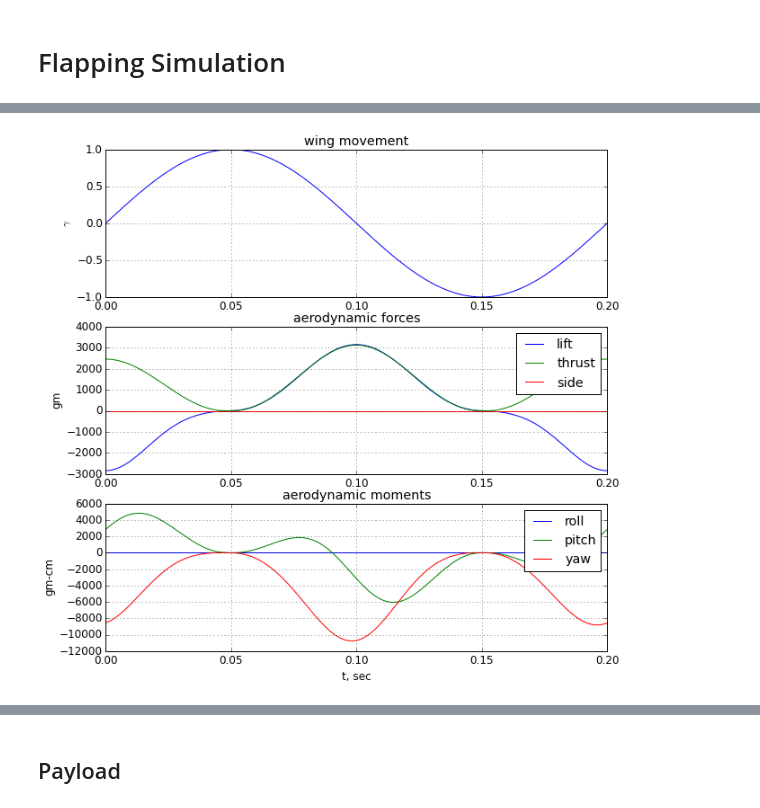
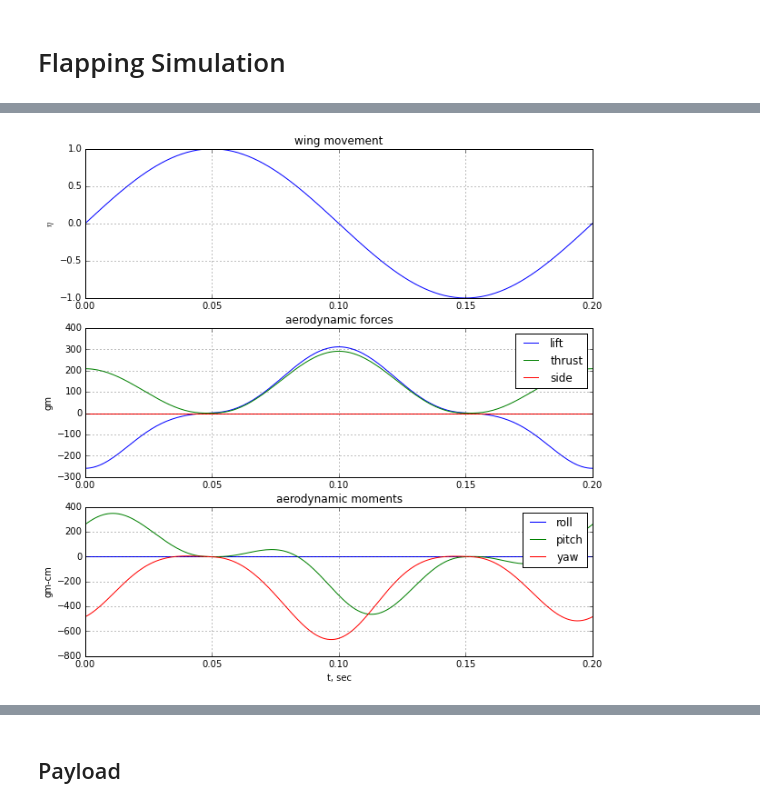
Before and after one commit to jgoppert/PX4-SIL, a Jupyter notebook: Blade Element Flapping.ipynb, the cells around one changed output, grey strips where cells are left out. Saved outputs shown, nothing was run; the diff lists cells and outputs as text; code cells hidden in the pictures.

```diff
--- a/Blade Element Flapping.ipynb
+++ b/Blade Element Flapping.ipynb
@@ -155,13 +154,13 @@ def calc_aero_forces(freq, F_A_b, M_A_b, const):
 # %%
-def plot_aero_force_moment(t, gamma, F_b, M_b):
+def plot_aero_force_moment(t, eta, F_b, M_b):
     """
     Plots aerodynamic force history.
     """
     plt.figure(figsize=(10,10))
     plt.subplot(311)
-    plt.plot(t, gamma)
+    plt.plot(t, eta)
     #plt.xlabel('t, sec')
-    plt.ylabel(r'$\gamma$')
+    plt.ylabel(r'$\eta$')
     plt.title('wing movement')
     plt.grid()
 
@@ -305,4 +189,0 @@ class AeroCoefficients(collections.namedtuple('AeroCoefficientsData',
-# %%
-plt.rcParams['lines.markersize']= 10
-plt.rcParams['font.size']= 12
-const = {'S': 0.35, 'c_bar': 0.3, 'x_ac': 0.1, 'rho': 1.225, 'span': 0.91}
@@ -419,17 +192,18 @@ glide_fit
+# %%
+s1_aero_fit = sympy_utils.load_repr(os.path.join('save', 's1_aero_fit.repr'))
 # %%
-v_tunnel = np.sqrt(tr_glide.dynamic_pressure_Pa*2/1.225).mean() # velocity of vehicle, m/s
 v = 1
 alpha = 20*np.pi/180 # angle of attack of vehcile
 freq = 5 # frequency of wing flap, Hz
-const.update(glide_fit)
-const['v_x'] =  v*np.cos(alpha)
-const['v_y'] =  0
-const['v_z'] =  v*np.sin(alpha)
-t_vect, gamma_vect, F_b, M_b = calc_aero_forces(freq, F_A_b, M_A_b, const)
+
+const = dict(s1_aero_fit['glide'])
+const.update({'span': 0.6, 'x_ac': 0.1, 'c_bar': 0.1, 'S': 1, 'rho': 1.225,
+              'v_x': v*np.cos(alpha), 'v_y': 0, 'v_z': v*np.sin(alpha)})
+t_vect, eta_vect, F_b, M_b = calc_aero_forces(freq, F_A_b, M_A_b, const)
 # %%
-plot_aero_force_moment(t_vect, gamma_vect, F_b, M_b)
+plot_aero_force_moment(t_vect, eta_vect, F_b, M_b)
 # %% [output]
-[figure, old version]
+[figure, new version]
 # %%
 newtons_to_gm = 1000/9.8
 newton_m_to_gm_cm = 1.0e4/9.8
```
Also changed, not shown: parts of 28 cells of this notebook, 6 other files.
